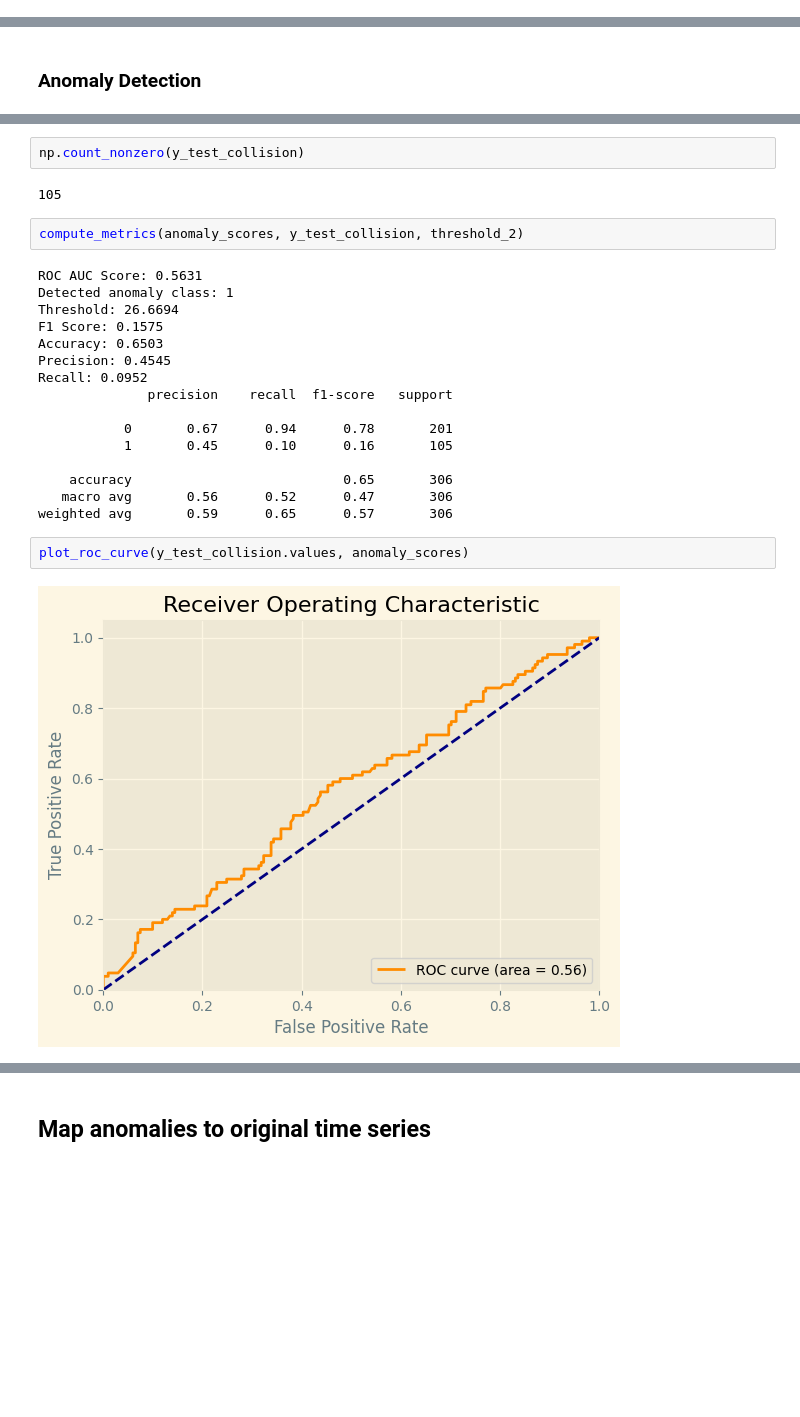
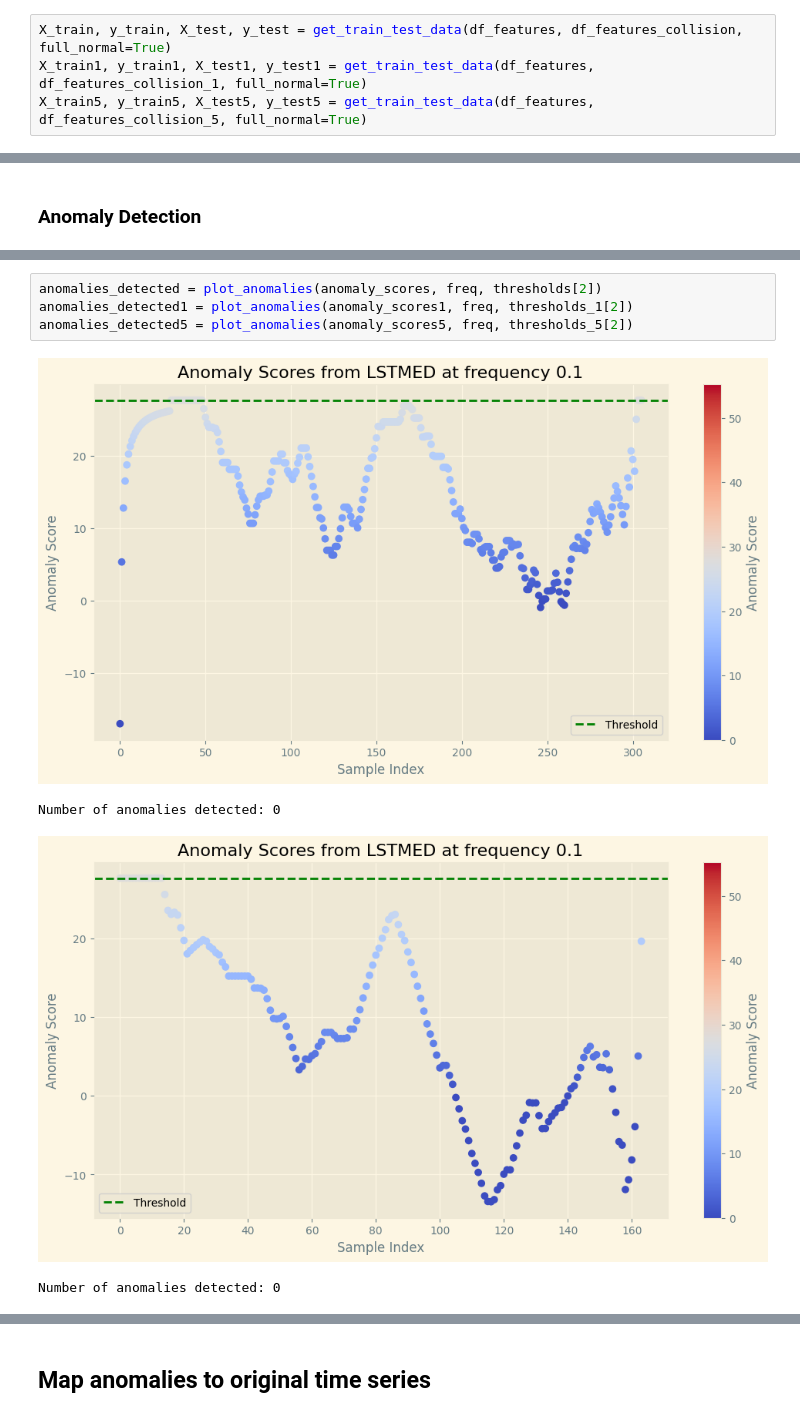
Before and after one commit to Anatr1/timeseries-anomaly-detection, a Jupyter notebook: src/test_dagmm.ipynb, the cells around one changed output, grey strips where cells are left out. Cells and saved outputs as stored; diff of their text form; blank space fills up the shorter version.

Commit message:
tested remained model w/ data concatenation

```diff
--- a/src/test_dagmm.ipynb
+++ b/src/test_dagmm.ipynb
@@ -140,2 +137,6 @@ y_test shape: (306,)
+# %%
+X_train, y_train, X_test, y_test = get_train_test_data(df_features, df_features_collision, full_normal=True)
+X_train1, y_train1, X_test1, y_test1 = get_train_test_data(df_features, df_features_collision_1, full_normal=True)
+X_train5, y_train5, X_test5, y_test5 = get_train_test_data(df_features, df_features_collision_5, full_normal=True)
 # %%
 df_with_labels = label_collision_data(df_features_collision, collisions_init)
@@ -216,26 +209,9 @@ Number of anomalies detected: 22
-# %%
-np.count_nonzero(y_test_collision)
-# %% [output]
-105
-# %%
-compute_metrics(anomaly_scores, y_test_collision, threshold_2)
-# %% [output]
-ROC AUC Score: 0.5631
-Detected anomaly class: 1
-Threshold: 26.6694
-F1 Score: 0.1575
-Accuracy: 0.6503
-Precision: 0.4545
-Recall: 0.0952
-              precision    recall  f1-score   support
-
-           0       0.67      0.94      0.78       201
-           1       0.45      0.10      0.16       105
-
-    accuracy                           0.65       306
-   macro avg       0.56      0.52      0.47       306
-weighted avg       0.59      0.65      0.57       306
-# %%
-plot_roc_curve(y_test_collision.values, anomaly_scores)
-# %% [output]
-[figure, removed]
+# %%
+anomalies_detected = plot_anomalies(anomaly_scores, freq, thresholds[2])
+anomalies_detected1 = plot_anomalies(anomaly_scores1, freq, thresholds_1[2])
+anomalies_detected5 = plot_anomalies(anomaly_scores5, freq, thresholds_5[2])
+# %% [output]
+[figure, added]
+Number of anomalies detected: 0
+[figure, added]
+Number of anomalies detected: 0
```
Also changed, not shown: parts of 22 cells of this notebook, 3 other files.
